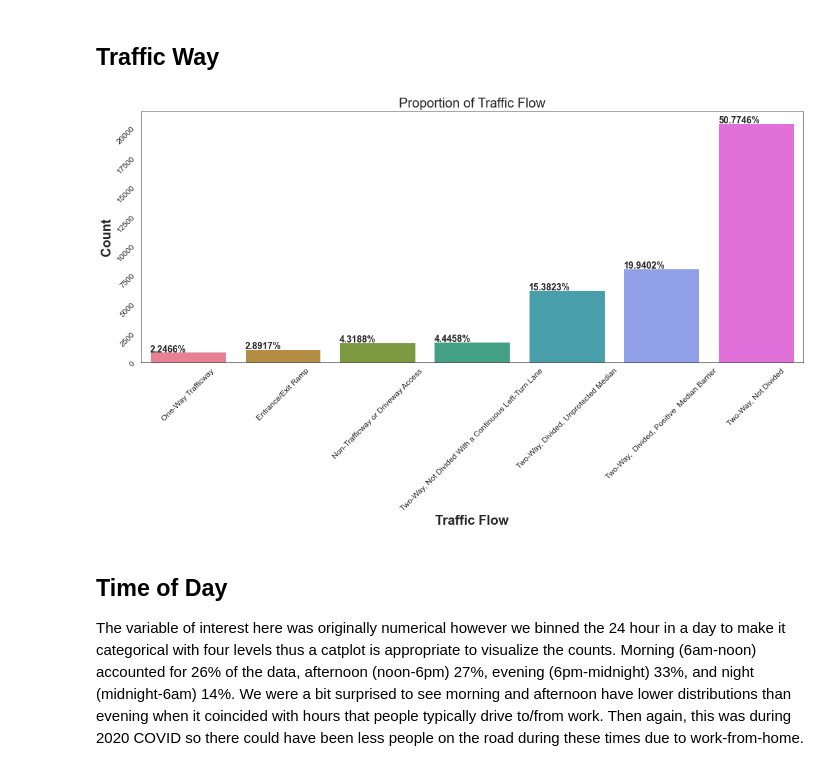
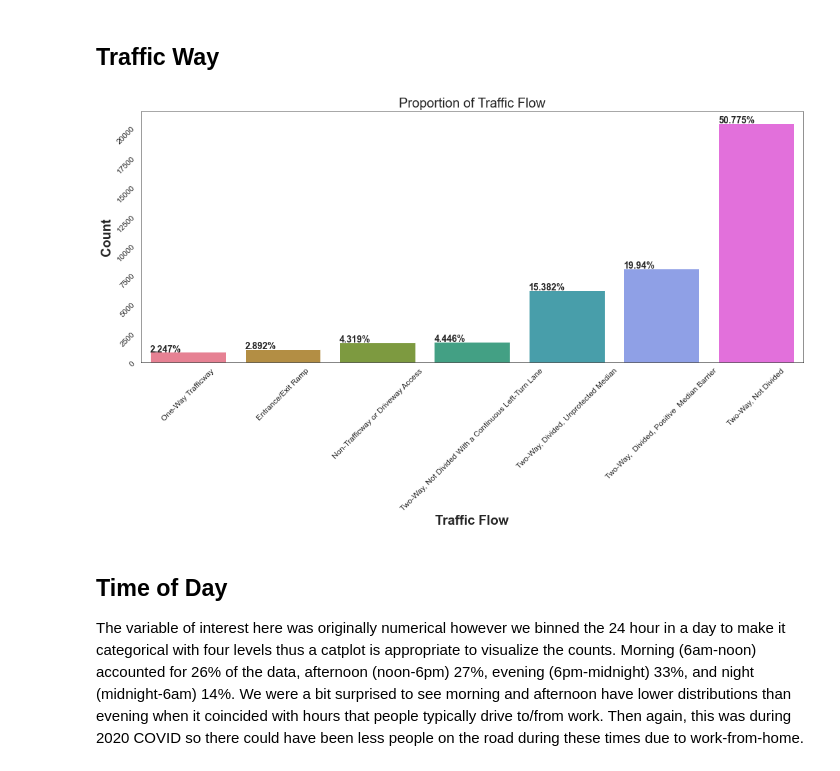
Before and after one commit to BradenAnderson/Accident_Severity_Prediction, a Jupyter notebook: AndersonLamWeeda_Lab1_Draft_HienEDIT.ipynb, the cells around one changed output. Drawn from its saved outputs; the diff is of its cells as text; code cells hidden in the pictures.

```diff
--- a/AndersonLamWeeda_Lab1_Draft_HienEDIT.ipynb
+++ b/AndersonLamWeeda_Lab1_Draft_HienEDIT.ipynb
@@ -255,16 +263,17 @@ traffic = traffic.loc[(traffic['vtrafwayname'] != 'Reported as Unknown') & (traf
 # %%
 plot_sorted_level_counts(dataframe=traffic,
                          plotting_column="vtrafwayname",
                          title="Proportion of Traffic Flow",
                          xlabel="Traffic Flow",
                          ylabel="Count",
                          title_fontsize=20,
                          xlab_fontsize=20,
                          ylab_fontsize=20,
                          title_weight=None,
-                         figsize=(18, 7))
+                         figsize=(18, 7),
+                         round_digits=3)
 # %% [output]
-[figure, old version]
+[figure, new version]
 # %% [markdown]
 ## Time of Day
 The variable of interest here was originally numerical however we binned the 24 hour in a day to make it categorical with four levels thus a catplot is appropriate to visualize the counts. Morning (6am-noon) accounted for 26% of the data, afternoon (noon-6pm) 27%, evening (6pm-midnight) 33%, and night (midnight-6am) 14%. We were a bit surprised to see morning and afternoon have lower distributions than evening when it coincided with hours that people typically drive to/from work. Then again, this was during 2020 COVID so there could have been less people on the road during these times due to work-from-home.
```
Also changed, not shown: parts of 24 cells of this notebook.
